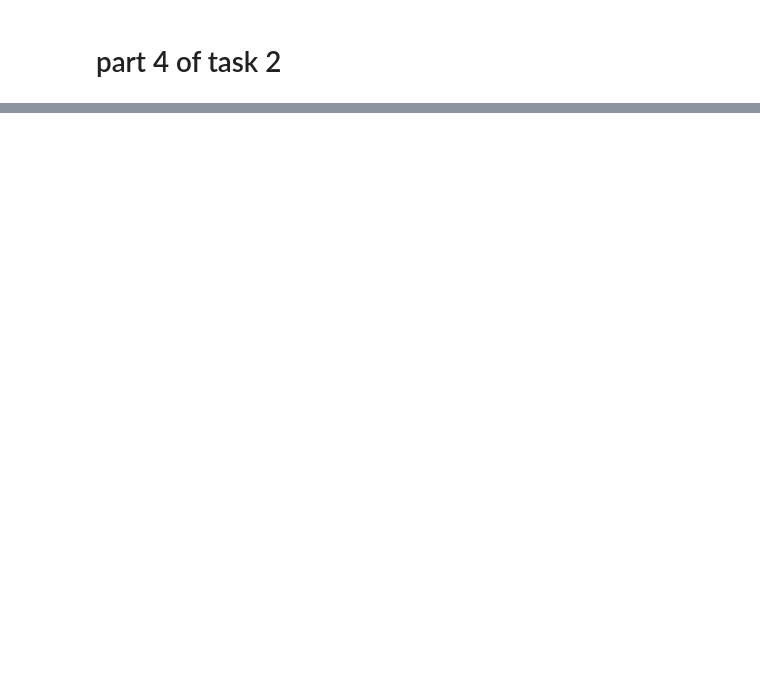
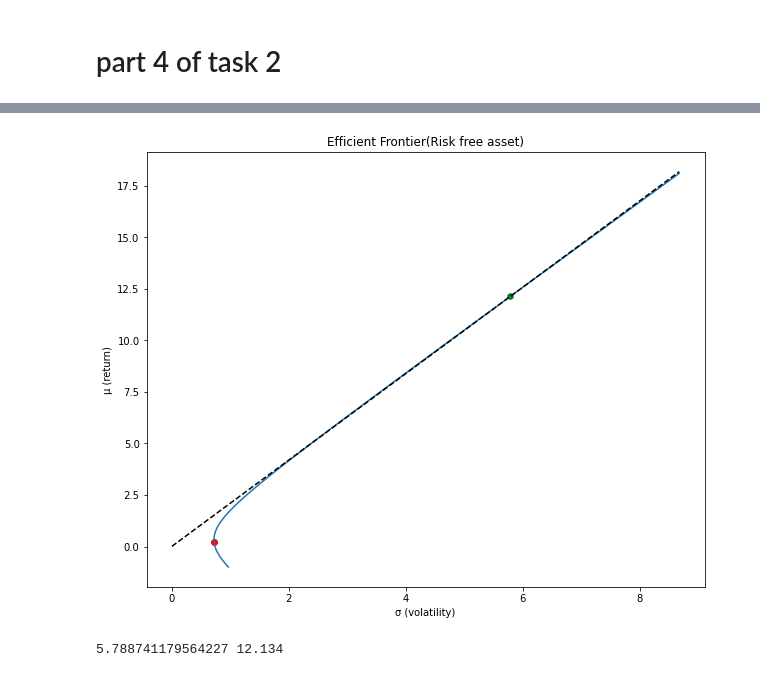
Before and after one commit to gmadurov/Financial-Mathematics, a Jupyter notebook: Assignment3.ipynb, the cells around one changed output, grey strips where cells are left out. Cells and saved outputs as stored; diff of their text form; code cells hidden in the pictures; blank space fills up the shorter version.

```diff
--- a/Assignment3.ipynb
+++ b/Assignment3.ipynb
@@ -359,0 +398,5 @@ OneFundTheorem(μ2, C2, 1/100, 0)
+# %%
+RiskFreeAssest(μ2, C2, 1/100, 0.15)
+# %% [output]
+[figure, added]
+5.788741179564227 12.134
```
Also changed, not shown: parts of 13 cells of this notebook, 4 other files.
